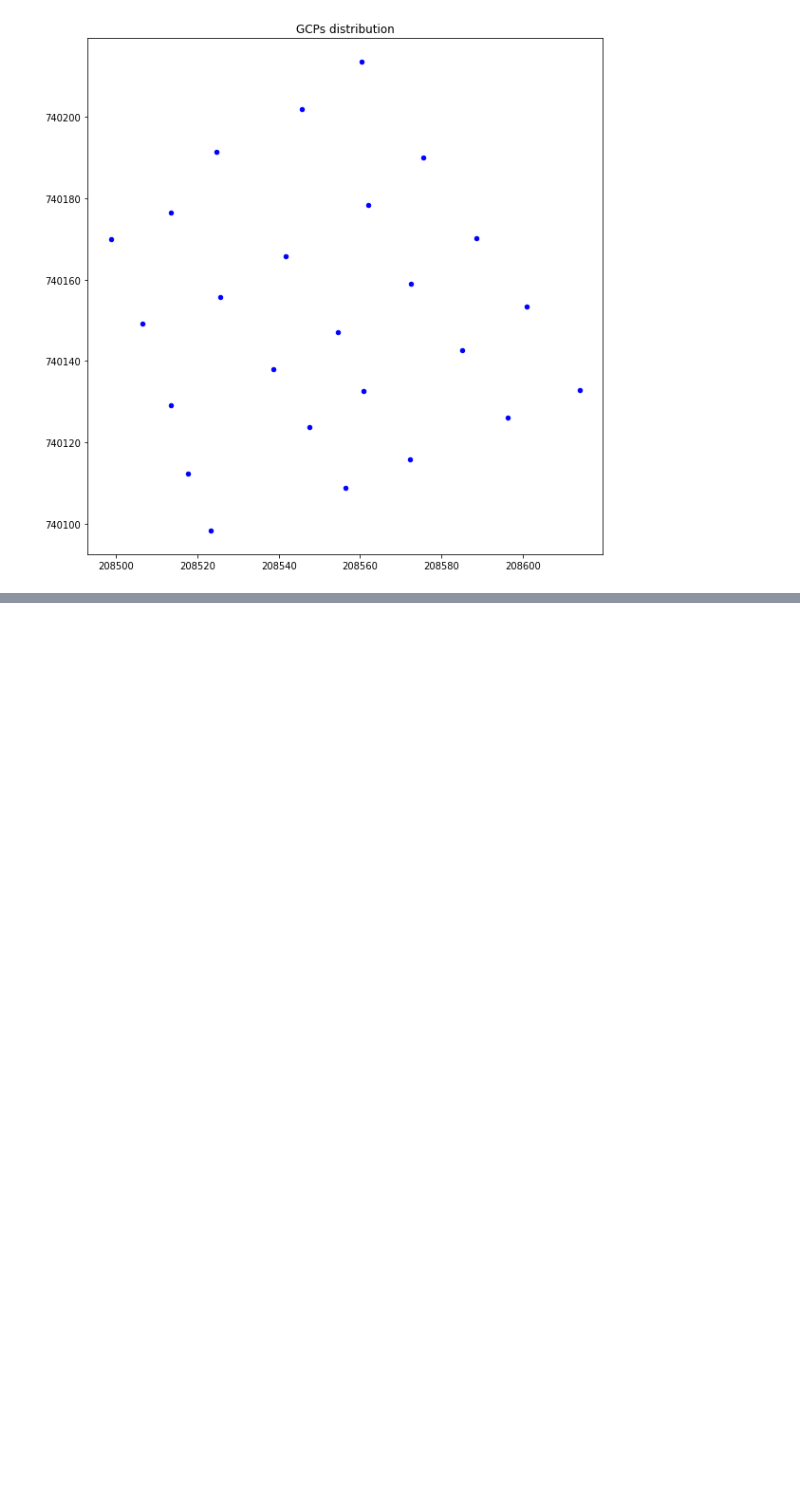
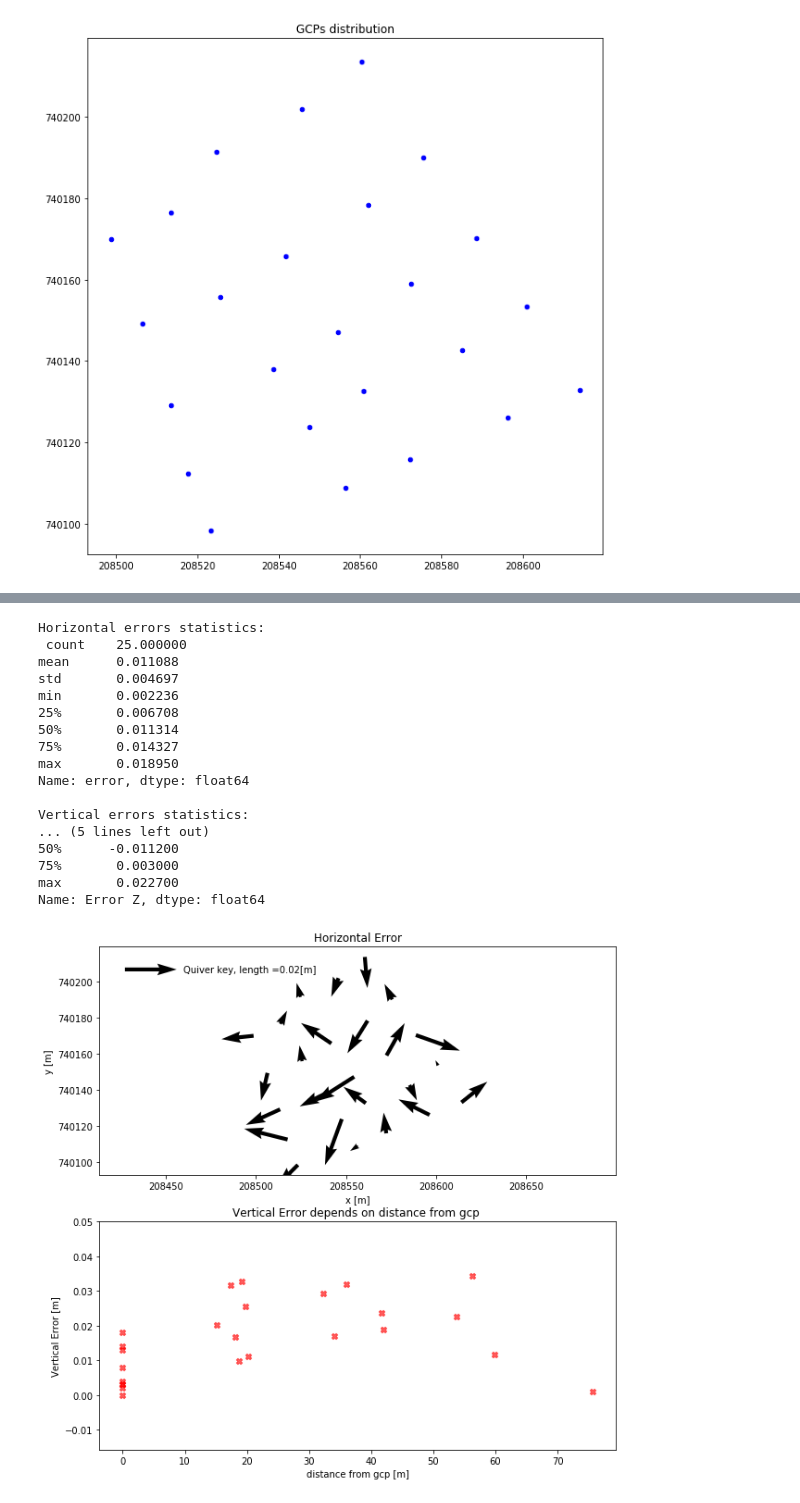
Before and after one commit to noamzimran/RTK-drone-project, a Jupyter notebook: geo_project.ipynb, the cells around one changed output, grey strips where cells are left out. Cells and saved outputs as stored; diff of their text form; code cells hidden in the pictures; blank space fills up the shorter version.

```diff
--- a/geo_project.ipynb
+++ b/geo_project.ipynb
@@ -473,0 +379,21 @@ ttt = gcp.iloc[14,:]
+# %%
+plot_errors(r'data\points_errors_9GCP_E1-2_Inacc.csv', 0.02, gcp.iloc[0:9,:])
+# %% [output]
+Horizontal errors statistics:
+ count    25.000000
+mean      0.011088
+std       0.004697
+min       0.002236
+25%       0.006708
+50%       0.011314
+75%       0.014327
+max       0.018950
+Name: error, dtype: float64
+
+Vertical errors statistics:
+... (5 lines left out)
+50%      -0.011200
+75%       0.003000
+max       0.022700
+Name: Error Z, dtype: float64
+[figure, added]
```
Also changed, not shown: parts of 41 cells of this notebook.
